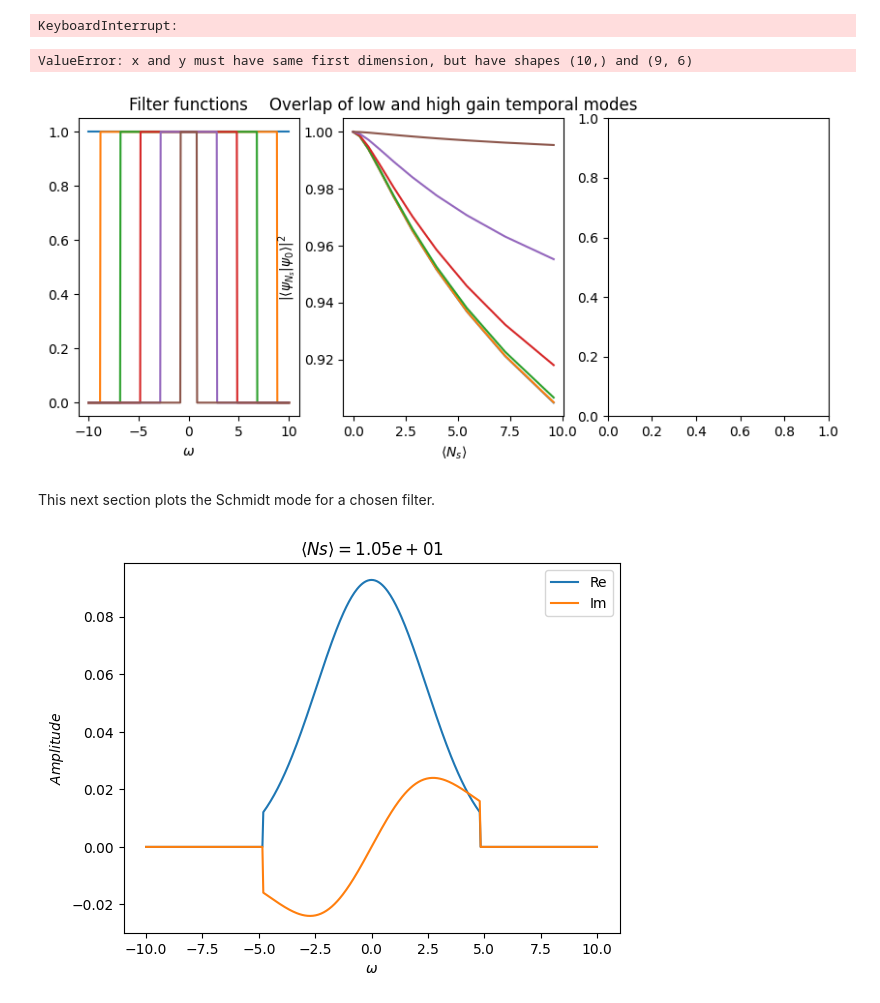
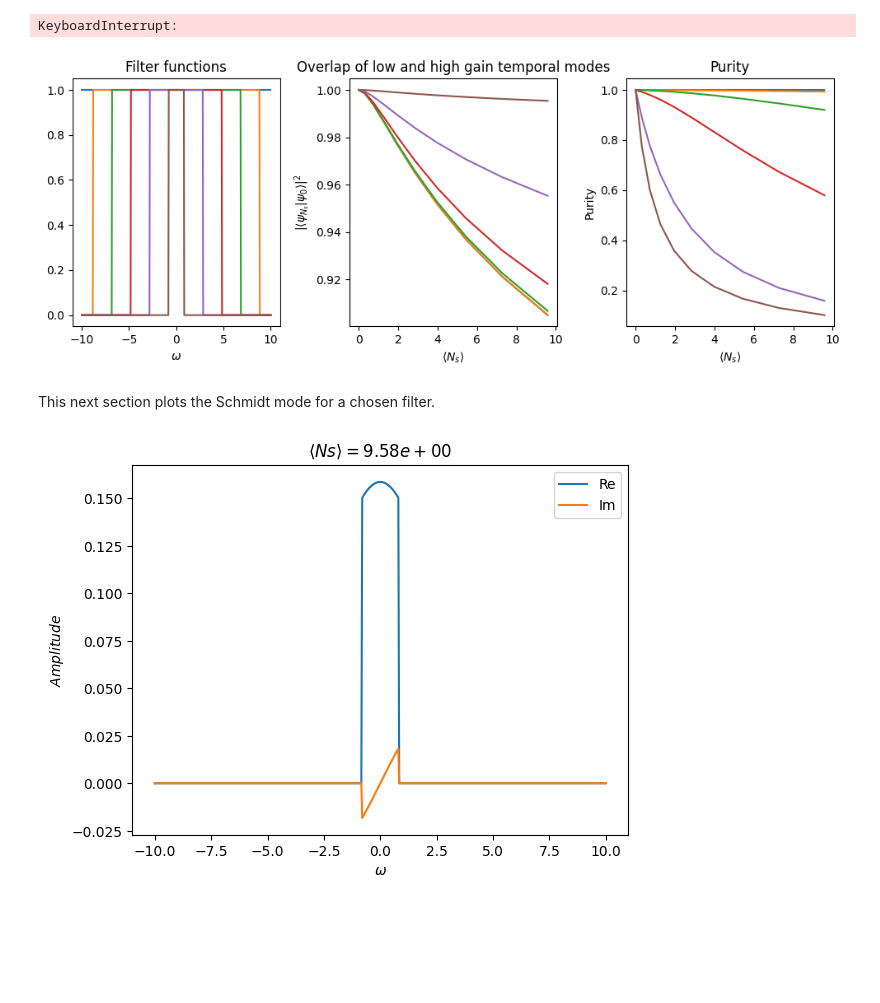
Before and after one commit to polyquantique/NeedALight, a Jupyter notebook: NeedALight/examples/example_singlepass.ipynb, the cells around one changed output. Cells and saved outputs as stored; diff of their text form; code cells hidden in the pictures; blank space fills up the shorter version.

```diff
--- a/NeedALight/examples/example_singlepass.ipynb
+++ b/NeedALight/examples/example_singlepass.ipynb
@@ -131,12 +131,12 @@ overlap = np.zeros(len(num_pump))
 
 for i in tqdm(range(np.size(num_pump))):
     pump_temp = lambda x: pump(x,num_pump[i]*np.sqrt(sc),scale=sc)
-    T, J, Ns, Ks, M, Nums, Numi = SPulsed_lin(vs,vi,vp,pump_temp,domain,dz,l,w)
+    _T, _J, NsT, KsT, _M, NumsT, _Numi = SPulsed_lin(vs,vi,vp,pump_temp,domain,dz,l,w)
 
-    K[i] = Ks
-    nsv[i] = Ns
+    K[i] = KsT
+    nsv[i] = NsT
 
-    u, v = np.linalg.eigh(Nums)
+    u, v = np.linalg.eigh(NumsT)
     Temp_mode[:,i] = v[:,-1]
 overlapmat = np.abs(np.conj(Temp_mode).T @ Temp_mode) ** 2 #Matrix of all possible overlaps between states at different gains
 overlap[:] = overlapmat[0,:] #Overlaps between fixed low level mode and all higher gain modes
@@ -186,16 +186,16 @@ for j in tqdm(range(5)):
     filt = np.diag(filter[:,j+1])
     for i in range(np.size(num_pump)):
         pump_temp = lambda x: pump(x,num_pump[i]*np.sqrt(sc),scale=sc)
-        T, J, Ns, Ks, M, Nums, Numi = SPulsed_lin(vs,vi,vp,pump_temp,domain,dz,l,w)
+        _T, _J, _Ns, _Ks, MT, NumsT, NumiT = SPulsed_lin(vs,vi,vp,pump_temp,domain,dz,l,w)
         #Applying the filters
-        M = filt @ M @ filt
-        Nums = filt @ Nums @ filt
-        Numi = filt @ Numi @ filt
+        MT = filt @ MT @ filt
+        NumsT = filt @ NumsT @ filt
+        NumiT = filt @ NumiT @ filt
         #Obtaining overlaps
-        u, v = np.linalg.eigh(Nums)
+        u, v = np.linalg.eigh(NumsT)
         Temp_mode[:,i] = v[:,-1]
         #Obtaining covariance matrix
-        V = cov_mat(Nums, Numi, M)
+        V = cov_mat(NumsT, NumiT, M)
         #Purity
         Purity[i,j+1] = 1 / np.sqrt(np.real(np.linalg.det(V)))
 
@@ -225,32 +225,31 @@ axs[2].set_title("Purity")
 fig.tight_layout()
 plt.show()
 # %% [output]
-ValueError: x and y must have same first dimension, but have shapes (10,) and (9, 6)
-[figure, old version]
+[figure, new version]
 # %% [markdown]
 This next section plots the Schmidt mode for a chosen filter.
 # %%
 #Plot the different Filtered modes
-ind = 3
+ind = 0
 filt = np.diag(filter[:,ind])
 
 #filt = np.eye(len(x))   #If you don't want filtering
 
 Mf = filt @ M @ filt
 Numsf = filt @ Nums @ filt
 Numif = filt @ Numi @ filt
 
 
 val3, u3 = np.linalg.eigh(Numsf)
 
 fig, ax1 = plt.subplots()
 
 ax1.plot(w, np.real(np.exp(-1j*np.angle(u3[(N-1)//2,-mark]))*u3[:,-mark]), label='Re')
 ax1.plot(w, np.imag(np.exp(-1j*np.angle(u3[(N-1)//2,-mark]))*u3[:,-mark]), label='Im')
 ax1.set_xlabel(r"$\omega$")
 ax1.set_ylabel(r"$Amplitude$")
 ax1.set_title(r"$\langle Ns \rangle= %1.2e$" %Ns)
 ax1.legend()
 plt.show()
 # %% [output]
-[figure, old version]
+[figure, new version]
```
Also changed, not shown: 1 other file.
